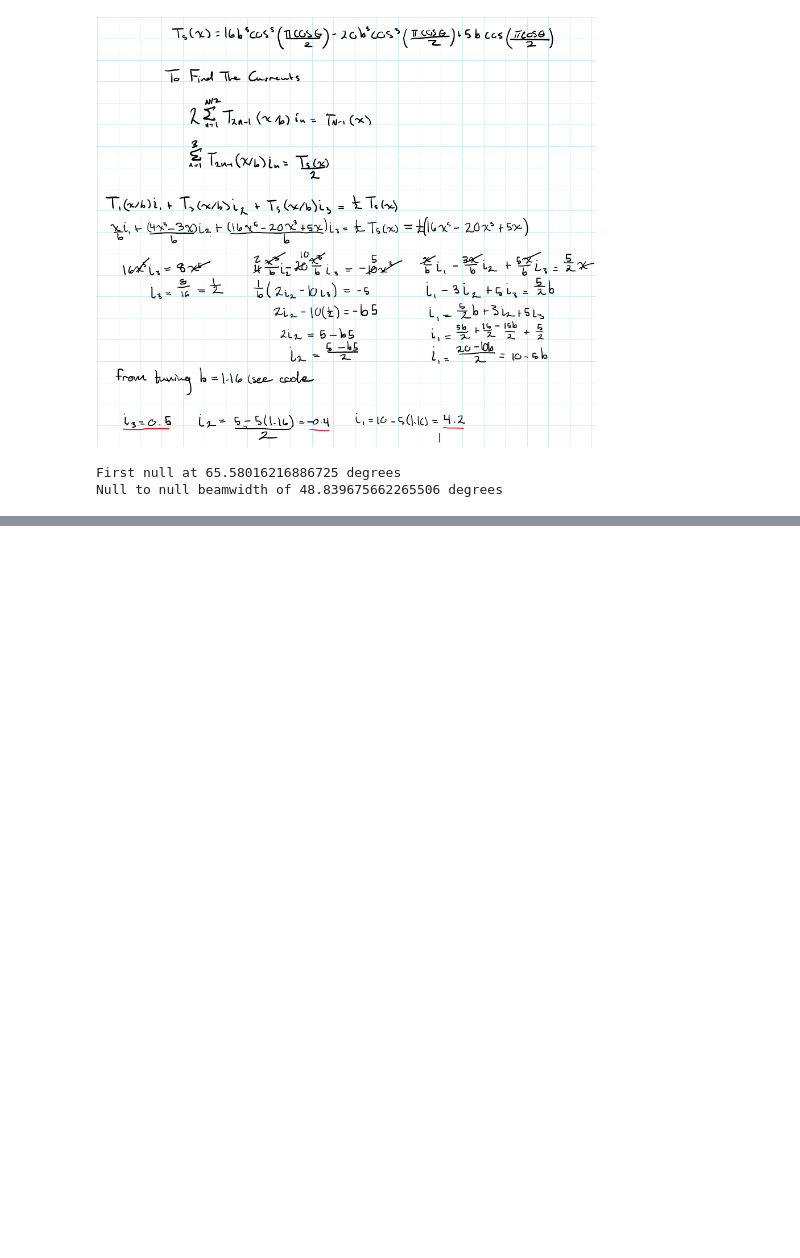
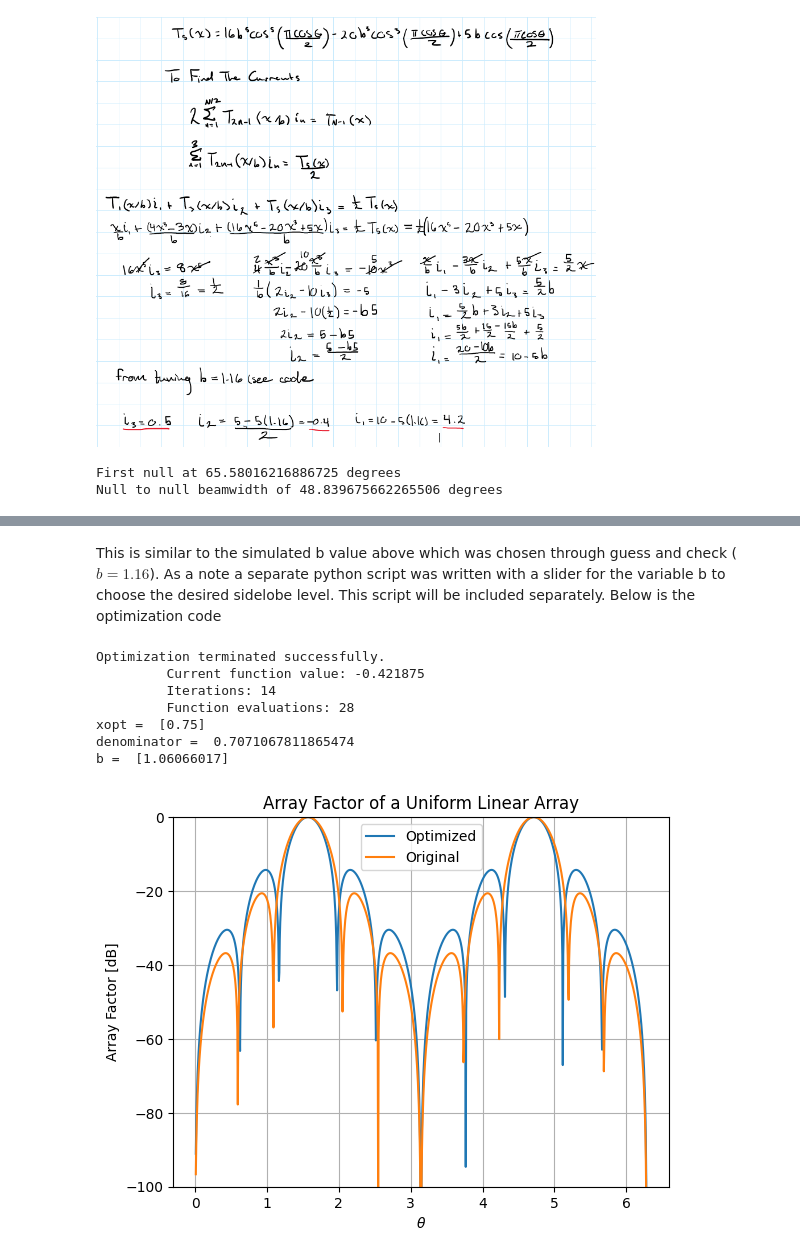
Before and after one commit to Montuck/antenna-software, a Jupyter notebook: HW11.ipynb, the cells around one changed output, grey strips where cells are left out. Drawn from its saved outputs; the diff is of its cells as text; code cells hidden in the pictures; blank space fills up the shorter version.

```diff
--- a/HW11.ipynb
+++ b/HW11.ipynb
@@ -88,0 +99,36 @@ Use an optimization algorithm to create a six element broadside array with real
+# %% [markdown]
+This is similar to the simulated b value above which was chosen through guess and check ($b=1.16$). As a note a separate python script was written with a slider for the variable b to choose the desired sidelobe level. This script will be included separately. Below is the optimization code
+# %%
+import scipy.optimize as opt
+
+# optimized value of b
+T = lambda x: 16*x**5 - 20*x**4 + 5*x**3
+xopt = opt.fmin(func=T, x0=1)
+print("xopt = ", xopt)
+theta_opt = 60*np.pi/180
+print("denominator = ", np.cos(k*d*np.cos(theta_opt)/2))
+alpha = 0
+b = xopt/np.cos(k*d*np.cos(theta_opt)/2)
+print("b = ", b)
+weights_opt = weighted_currents(b, theta, N, f, alpha)
+AF_opt = np.sum(weights_opt, axis=0)
+
+
+plt.plot(theta, 20 * np.log10(np.abs(AF_opt) / np.max(np.abs(AF_opt))), label="Optimized")
+plt.plot(theta, 20 * np.log10(np.abs(AF) / np.max(np.abs(AF))), label="Original")
+plt.legend()
+plt.xlabel(r'$\theta$')
+plt.ylabel('Array Factor [dB]')
+plt.title('Array Factor of a Uniform Linear Array')
+plt.ylim([-100, 0])
+plt.grid()
+plt.show()
+# %% [output]
+Optimization terminated successfully.
+         Current function value: -0.421875
+         Iterations: 14
+         Function evaluations: 28
+xopt =  [0.75]
+denominator =  0.7071067811865474
+b =  [1.06066017]
+[figure, added]
```
Also changed, not shown: parts of 2 cells of this notebook, 3 other files.
